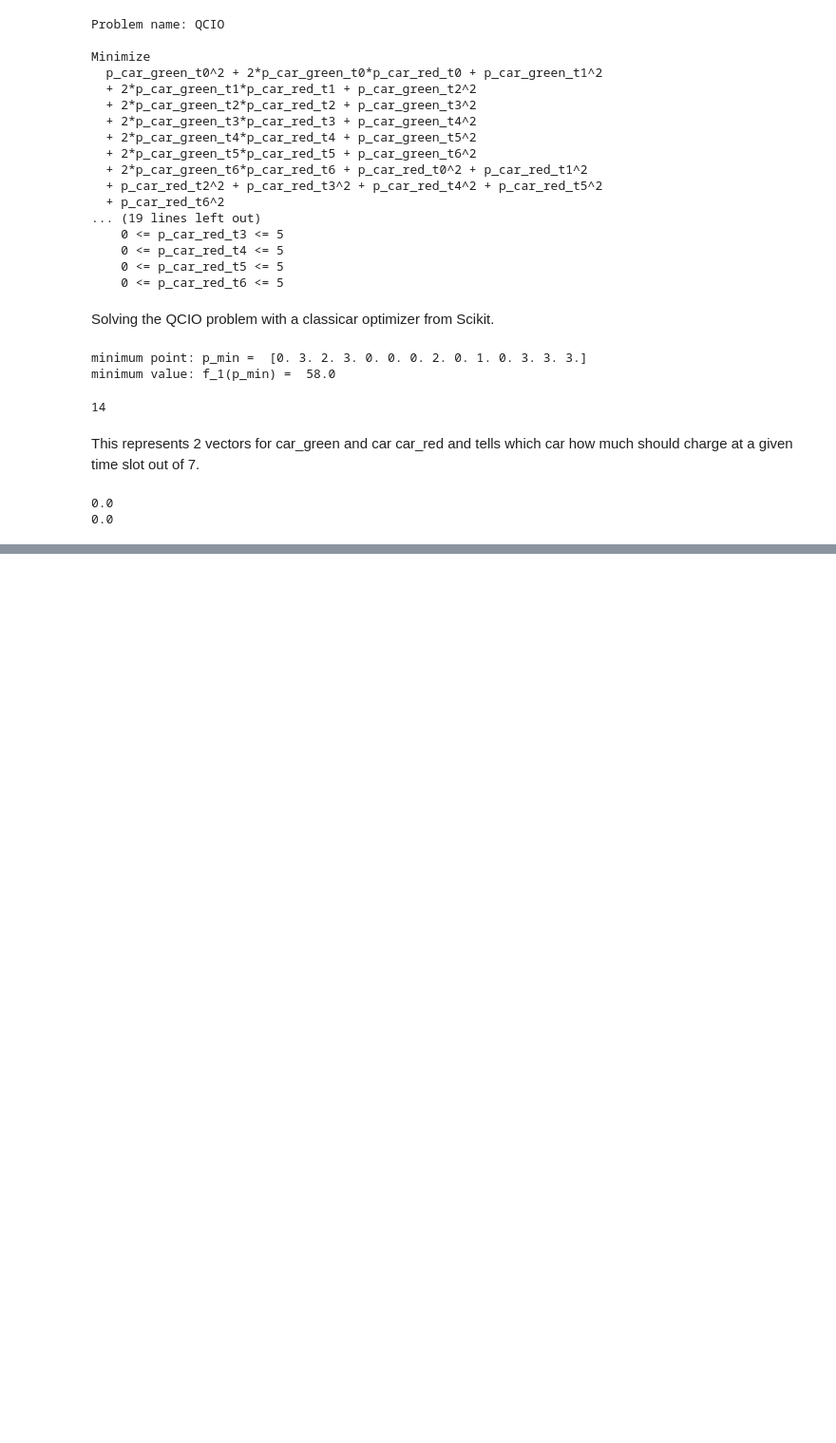
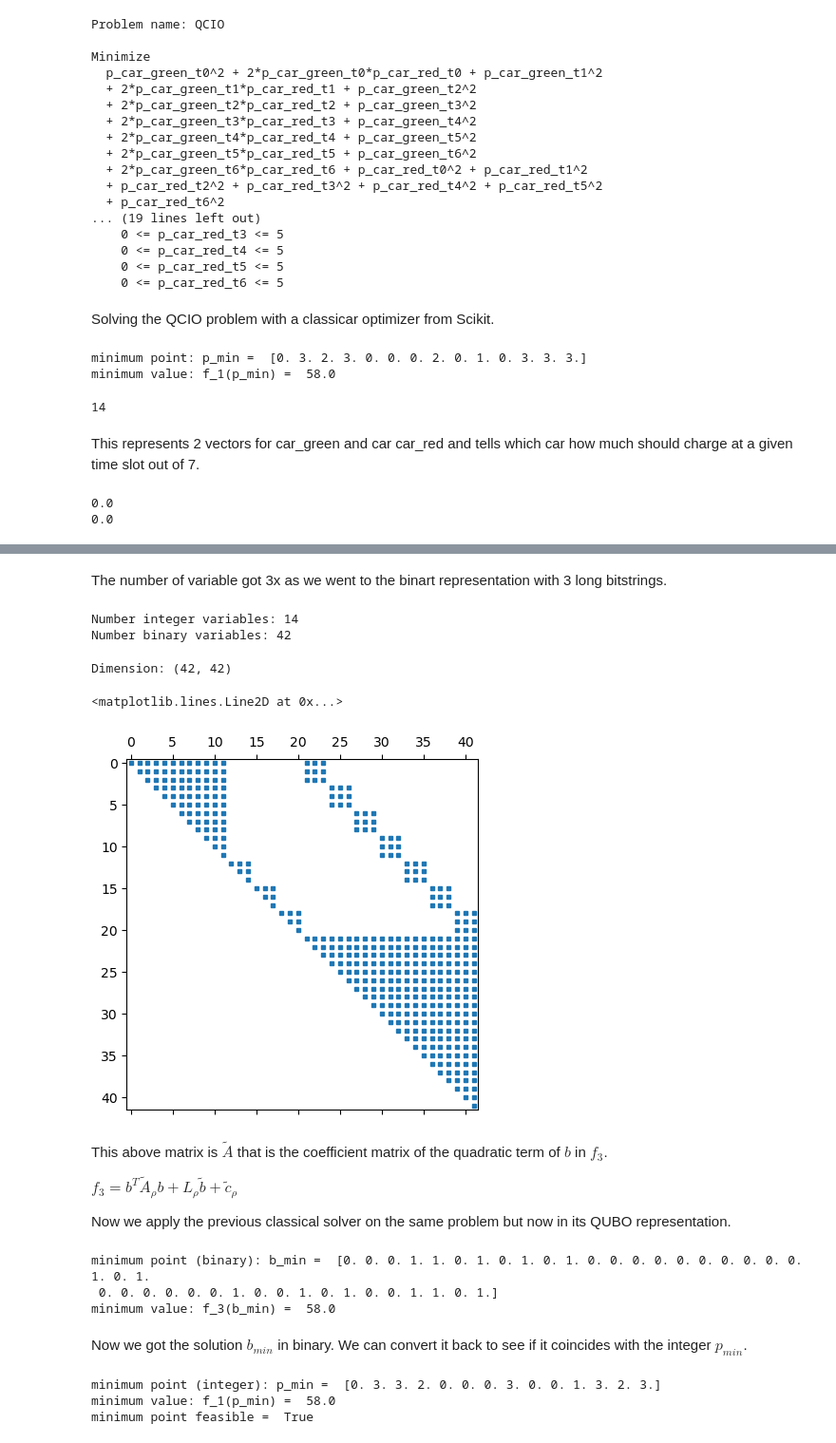
Before and after one commit to petron23/QAOA_case_study, a Jupyter notebook: nb1.ipynb, the cells around one changed output, grey strips where cells are left out. Shown: that part at 95% size. Drawn from its saved outputs; the diff is of its cells as text; code cells hidden in the pictures; blank space fills up the shorter version.

Commit message:
corresponding QUBO solved with the classical solver

```diff
--- a/nb1.ipynb
+++ b/nb1.ipynb
@@ -228,0 +238,20 @@ $f_1=f_1(p)$ cost plus $C=C(p)$ constraint into $f_2(p,\rho) = f_1(p)+\rho ||(C-
+# %%
+from typing import Union
+from qiskit_optimization.converters import QuadraticProgramConverter, \
+LinearEqualityToPenalty, IntegerToBinary
+
+class Converter(QuadraticProgramConverter):
+    def __init__(self, penalty: float=None) -> None:
+        """
+        penalty: penalty parameter rho for the QUIO
+        """
+        super().__init__()
+        self._penalty = penalty
+        self.linear_equality_to_penalty_converter = LinearEqualityToPenalty(penalty)
+        self.integer_to_binary_converter = IntegerToBinary()
+
+    def convert(self, quadratic_program: QuadraticProgram) -> QuadraticProgram:
+        return self.integer_to_binary_converter.convert(self.linear_equality_to_penalty_converter.convert(quadratic_program))
+
+    def interpret(self, x: Union[np.ndarray, List[float]]) -> np.ndarray:
+        return self.linear_equality_to_penalty_converter.interpret(self.integer_to_binary_converter.interpret(x))
@@ -228,0 +260,5 @@ $f_1=f_1(p)$ cost plus $C=C(p)$ constraint into $f_2(p,\rho) = f_1(p)+\rho ||(C-
+# %%
+converter = Converter(penalty=5.1) #below penalty = 5 the QUIO will not solve the QCIO
+qubo = converter.convert(qcio)
+qubo.name = "QUBO"
+print(qubo.prettyprint())
@@ -228,0 +283,49 @@ $f_1=f_1(p)$ cost plus $C=C(p)$ constraint into $f_2(p,\rho) = f_1(p)+\rho ||(C-
+# %% [markdown]
+The number of variable got 3x as we went to the binart representation with 3 long bitstrings.
+# %%
+number_integer_variables = qcio.get_num_integer_vars()
+print(f"Number integer variables: {number_integer_variables}")
+number_binary_variables = qubo.get_num_binary_vars()
+print(f"Number binary variables: {number_binary_variables}")
+# %% [output]
+Number integer variables: 14
+Number binary variables: 42
+# %%
+A_tilde = qubo.objective.quadratic.to_array()
+print(f"Dimension: {A_tilde.shape}")
+# %% [output]
+Dimension: (42, 42)
+# %%
+import matplotlib.pyplot as plt
+fig = plt.figure()
+ax = fig.add_subplot(1, 1, 1)
+ax.spy(A_tilde, markersize=3)
+# %% [output]
+<matplotlib.lines.Line2D at 0x...>
+[figure, added]
+# %% [markdown]
+This above matrix is $\tilde A$ that is the coefficient matrix of the quadratic term of $b$ in $f_3$.
+
+$f_3 = b^T \tilde{A}_\rho b + L_\rho \tilde{b} +\tilde{c}_\rho$
+
+Now we apply the previous classical solver on the same problem but now in its QUBO representation.
+# %%
+qubo_minimization_result = cplex_optimizer.solve(qubo)
+print("minimum point (binary): b_min = ", qubo_minimization_result.x)
+print("minimum value: f_3(b_min) = ", qubo_minimization_result.fval)
+# %% [output]
+minimum point (binary): b_min =  [0. 0. 0. 1. 1. 0. 1. 0. 1. 0. 1. 0. 0. 0. 0. 0. 0. 0. 0. 0. 0. 1. 0. 1.
+ 0. 0. 0. 0. 0. 0. 1. 0. 0. 1. 0. 1. 0. 0. 1. 1. 0. 1.]
+minimum value: f_3(b_min) =  58.0
+# %% [markdown]
+Now we got the solution $b_{min}$ in binary. We can convert it back to see if it coincides with the integer $p_{min}$.
+# %%
+b_min = qubo_minimization_result.x
+p_min = converter.interpret(b_min)
+print("minimum point (integer): p_min = ", p_min)
+print("minimum value: f_1(p_min) = ", qcio.objective.evaluate(p_min))
+print("minimum point feasible = ", qcio.is_feasible(p_min))
+# %% [output]
+minimum point (integer): p_min =  [0. 3. 3. 2. 0. 0. 0. 3. 0. 0. 1. 3. 2. 3.]
+minimum value: f_1(p_min) =  58.0
+minimum point feasible =  True
```
Also changed, not shown: parts of 5 cells of this notebook, 1 other file.
